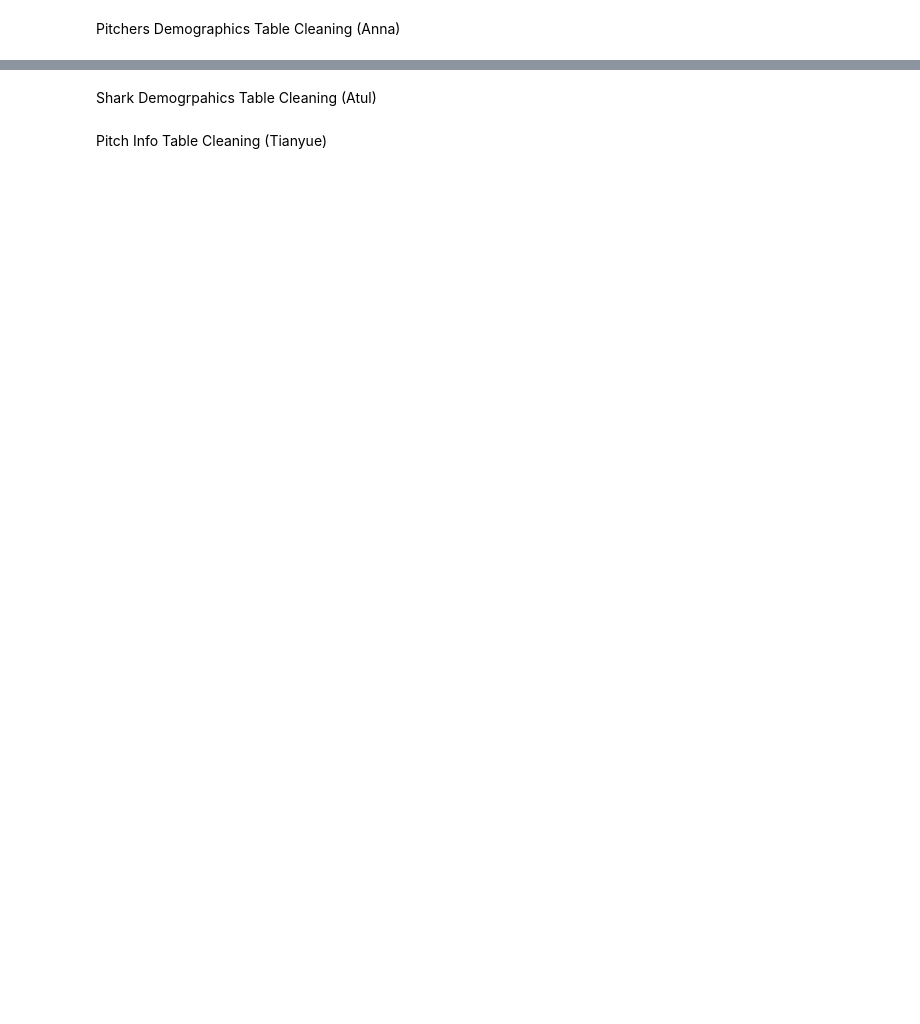
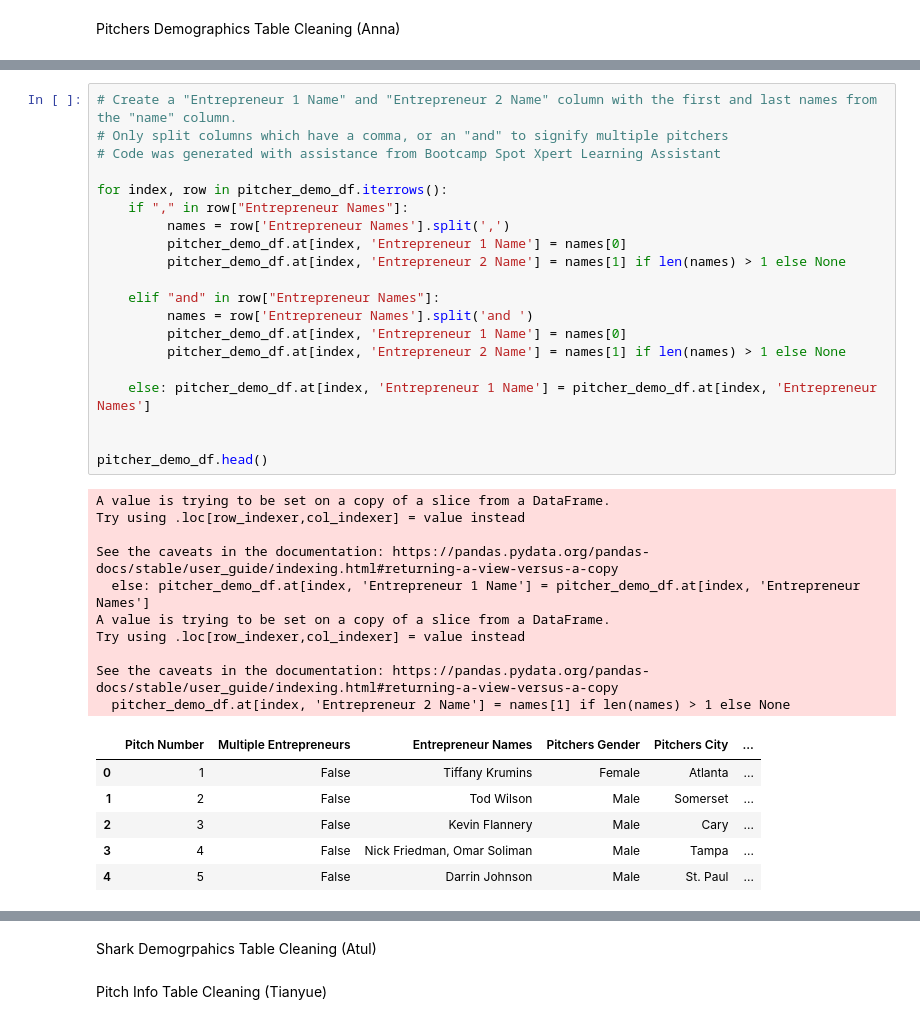
Before and after one commit to amydohlin/project-3-group-08, a Jupyter notebook: Project_3_Group_8_ETL.ipynb, the cells around one changed output, grey strips where cells are left out. Drawn from its saved outputs; the diff is of its cells as text; blank space fills up the shorter version.

```diff
--- a/Project_3_Group_8_ETL.ipynb
+++ b/Project_3_Group_8_ETL.ipynb
@@ -66,0 +194,37 @@ Pitchers Demographics Table Cleaning (Anna)
+# %%
+# Create a "Entrepreneur 1 Name" and "Entrepreneur 2 Name" column with the first and last names from the "name" column.
+# Only split columns which have a comma, or an "and" to signify multiple pitchers
+# Code was generated with assistance from Bootcamp Spot Xpert Learning Assistant
+
+for index, row in pitcher_demo_df.iterrows():
+    if "," in row["Entrepreneur Names"]:
+         names = row['Entrepreneur Names'].split(',')
+         pitcher_demo_df.at[index, 'Entrepreneur 1 Name'] = names[0]
+         pitcher_demo_df.at[index, 'Entrepreneur 2 Name'] = names[1] if len(names) > 1 else None
+
+    elif "and" in row["Entrepreneur Names"]:
+         names = row['Entrepreneur Names'].split('and ')
+         pitcher_demo_df.at[index, 'Entrepreneur 1 Name'] = names[0]
+         pitcher_demo_df.at[index, 'Entrepreneur 2 Name'] = names[1] if len(names) > 1 else None
+
+    else: pitcher_demo_df.at[index, 'Entrepreneur 1 Name'] = pitcher_demo_df.at[index, 'Entrepreneur Names']
+
+
+pitcher_demo_df.head()
+# %% [output]
+A value is trying to be set on a copy of a slice from a DataFrame.
+Try using .loc[row_indexer,col_indexer] = value instead
+
+See the caveats in the documentation: https://pandas.pydata.org/pandas-docs/stable/user_guide/indexing.html#returning-a-view-versus-a-copy
+  else: pitcher_demo_df.at[index, 'Entrepreneur 1 Name'] = pitcher_demo_df.at[index, 'Entrepreneur Names']
+A value is trying to be set on a copy of a slice from a DataFrame.
+Try using .loc[row_indexer,col_indexer] = value instead
+
+See the caveats in the documentation: https://pandas.pydata.org/pandas-docs/stable/user_guide/indexing.html#returning-a-view-versus-a-copy
+  pitcher_demo_df.at[index, 'Entrepreneur 2 Name'] = names[1] if len(names) > 1 else None
+|  | Pitch Number | Multiple Entrepreneurs | Entrepreneur Names | Pitchers Gender | Pitchers City | ... |
+| 0 | 1 | False | Tiffany Krumins | Female | Atlanta | ... |
+| 1 | 2 | False | Tod Wilson | Male | Somerset | ... |
+| 2 | 3 | False | Kevin Flannery | Male | Cary | ... |
+| 3 | 4 | False | Nick Friedman, Omar Soliman | Male | Tampa | ... |
+| 4 | 5 | False | Darrin Johnson | Male | St. Paul | ... |
```
Also changed, not shown: parts of 12 cells of this notebook.
